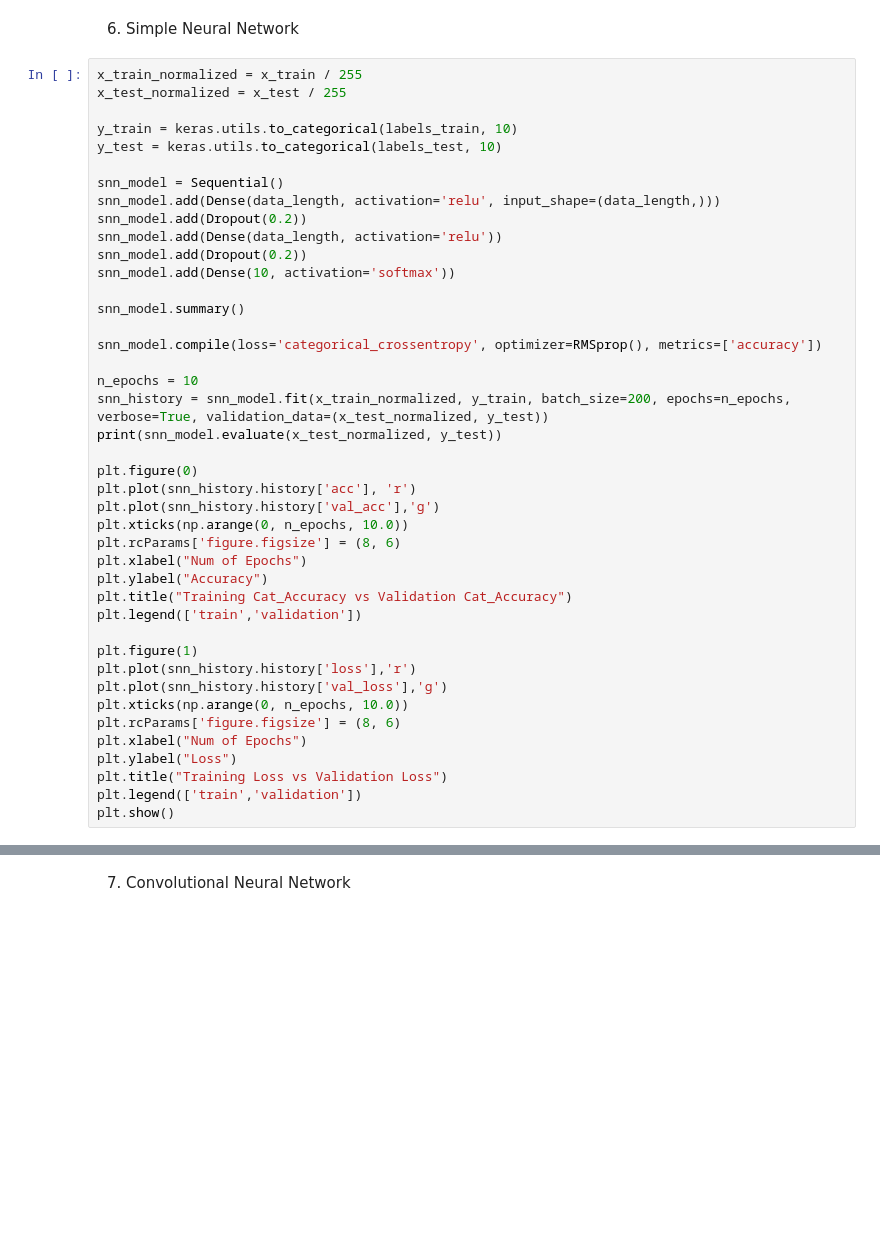
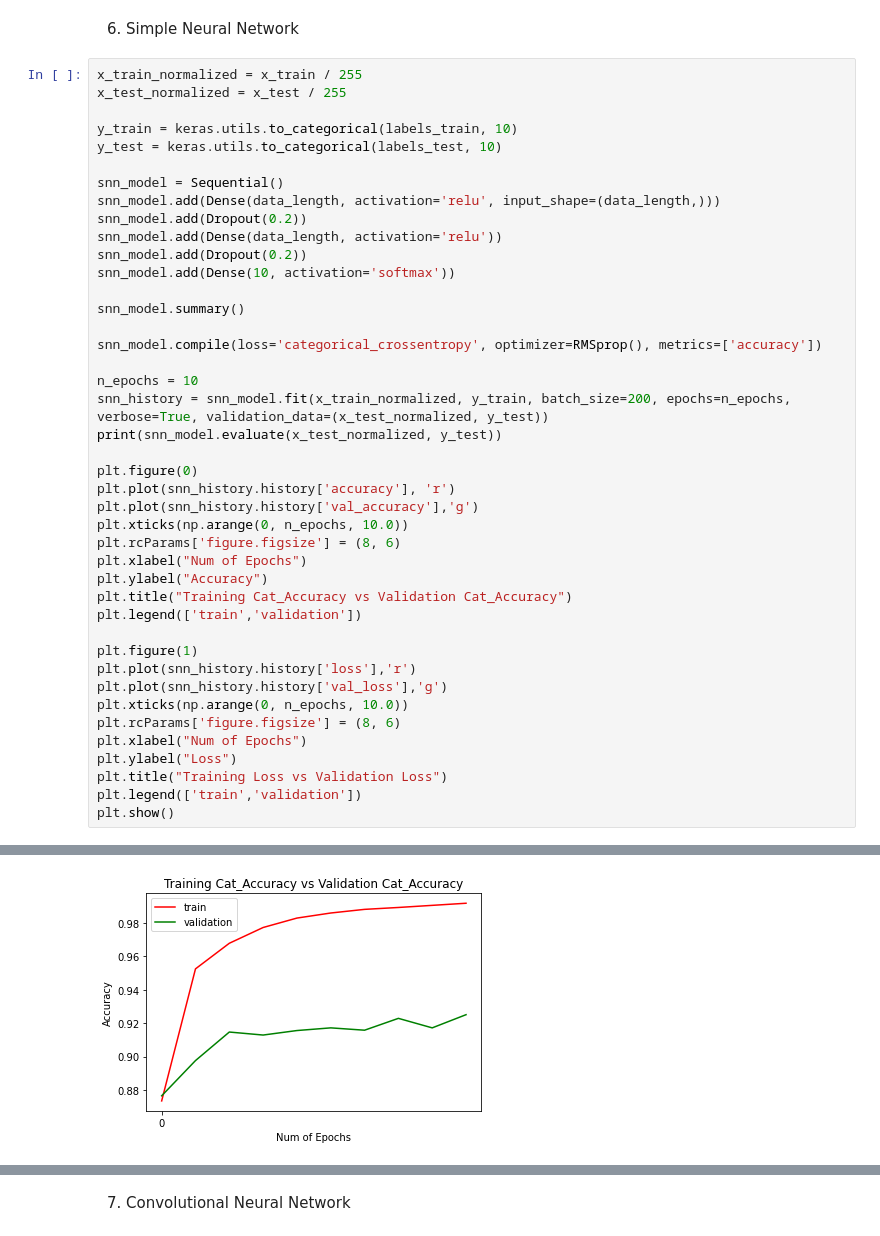
Before and after one commit to mgoncerz/ml_zaliczenie_projekt, a Jupyter notebook: projekt.ipynb, the cells around one changed output, grey strips where cells are left out. Drawn from its saved outputs; the diff is of its cells as text; blank space fills up the shorter version.

```diff
--- a/projekt.ipynb
+++ b/projekt.ipynb
@@ -139,8 +220,8 @@ snn_history = snn_model.fit(x_train_normalized, y_train, batch_size=200, epochs=
 print(snn_model.evaluate(x_test_normalized, y_test))
 
 plt.figure(0)
-plt.plot(snn_history.history['acc'], 'r')
-plt.plot(snn_history.history['val_acc'],'g')
+plt.plot(snn_history.history['accuracy'], 'r')
+plt.plot(snn_history.history['val_accuracy'],'g')
 plt.xticks(np.arange(0, n_epochs, 10.0))
 plt.rcParams['figure.figsize'] = (8, 6)
 plt.xlabel("Num of Epochs")
@@ -158,3 +239,4 @@ plt.ylabel("Loss")
 plt.title("Training Loss vs Validation Loss")
 plt.legend(['train','validation'])
 plt.show()
+# %% [output]
@@ -160,0 +260 @@ plt.show()
+[figure, added]
```
Also changed, not shown: parts of 10 cells of this notebook.
